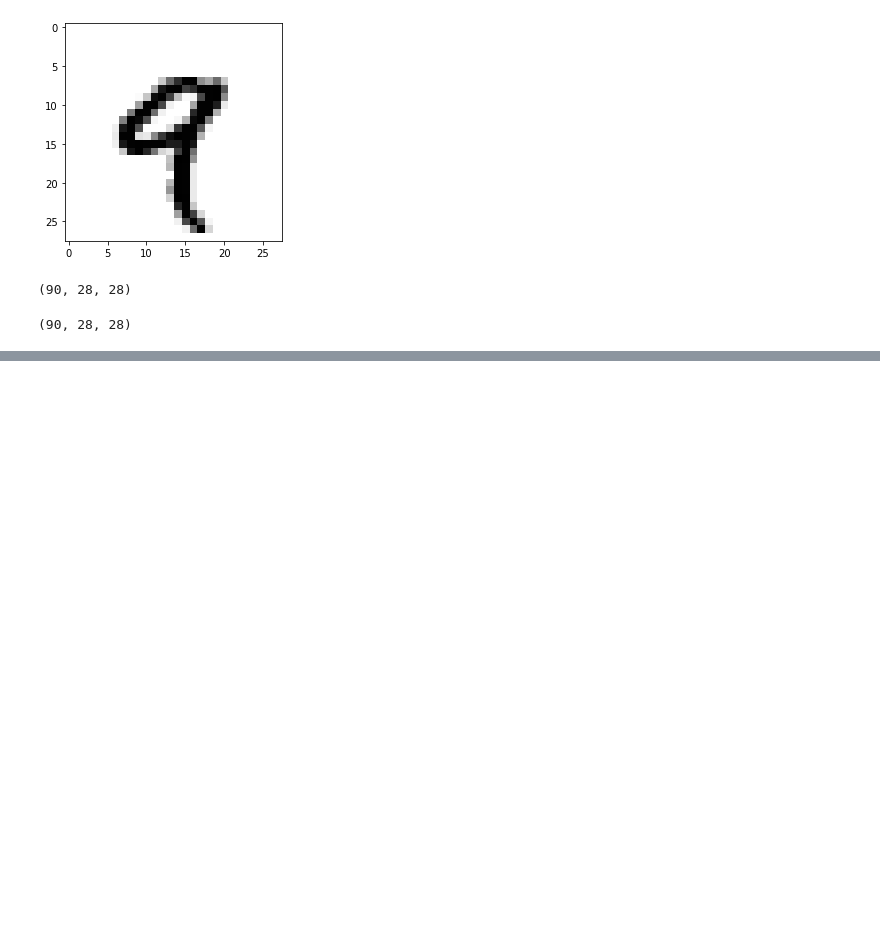
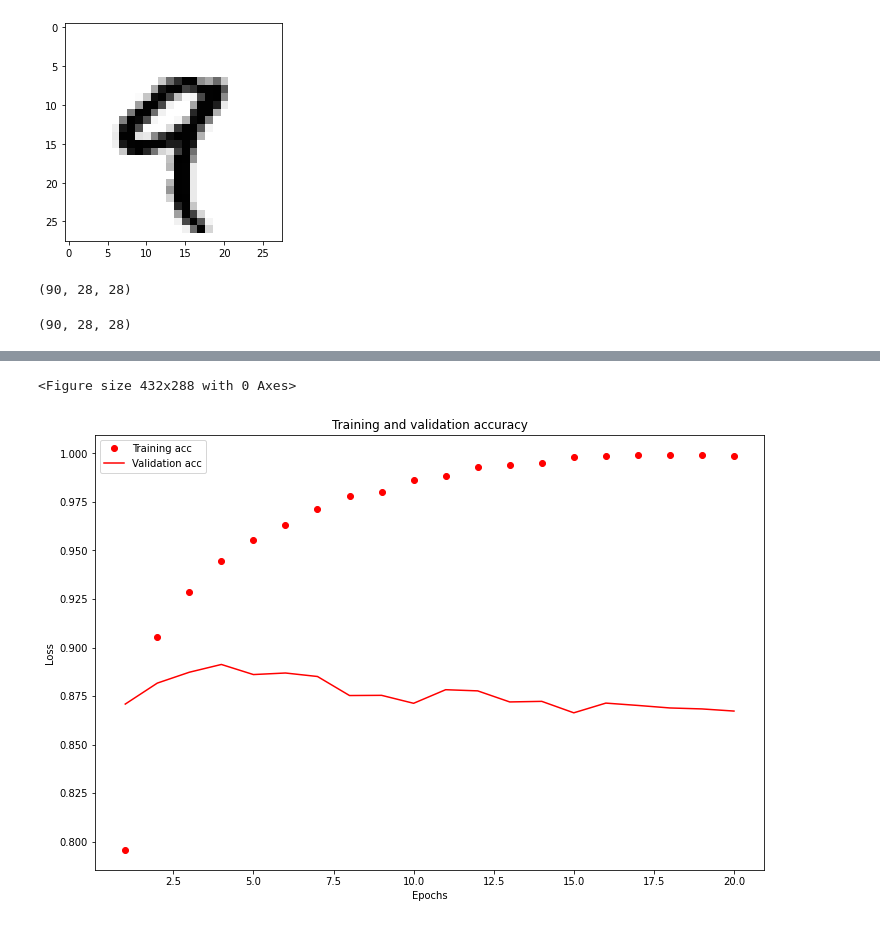
Before and after one commit to vivek2606/Data-Science-Projects, a Jupyter notebook: Learning_Keras.ipynb, the cells around one changed output, grey strips where cells are left out. Drawn from its saved outputs; the diff is of its cells as text; code cells hidden in the pictures; blank space fills up the shorter version.

```diff
--- a/Learning_Keras.ipynb
+++ b/Learning_Keras.ipynb
@@ -141,0 +292,15 @@ ValueError: ignored
+# %%
+plt.clf()
+plt.figure(figsize=(12,8))
+acc_values = history_dict['acc']
+val_acc_values = history_dict['val_acc']
+plt.plot(epochs, acc_values, 'ro', label='Training acc')
+plt.plot(epochs, val_acc_values, 'r', label='Validation acc')
+plt.title('Training and validation accuracy')
+plt.xlabel('Epochs')
+plt.ylabel('Loss')
+plt.legend()
+plt.show()
+# %% [output]
+<Figure size 432x288 with 0 Axes>
+[figure, added]
```
Also changed, not shown: parts of 37 cells of this notebook.
